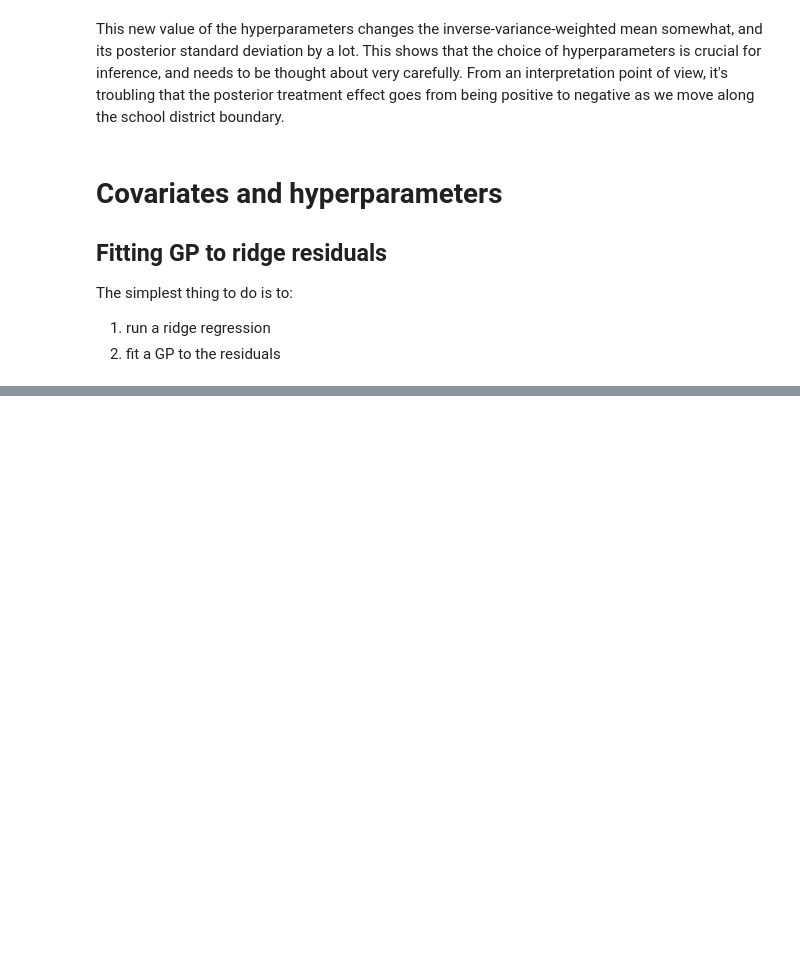
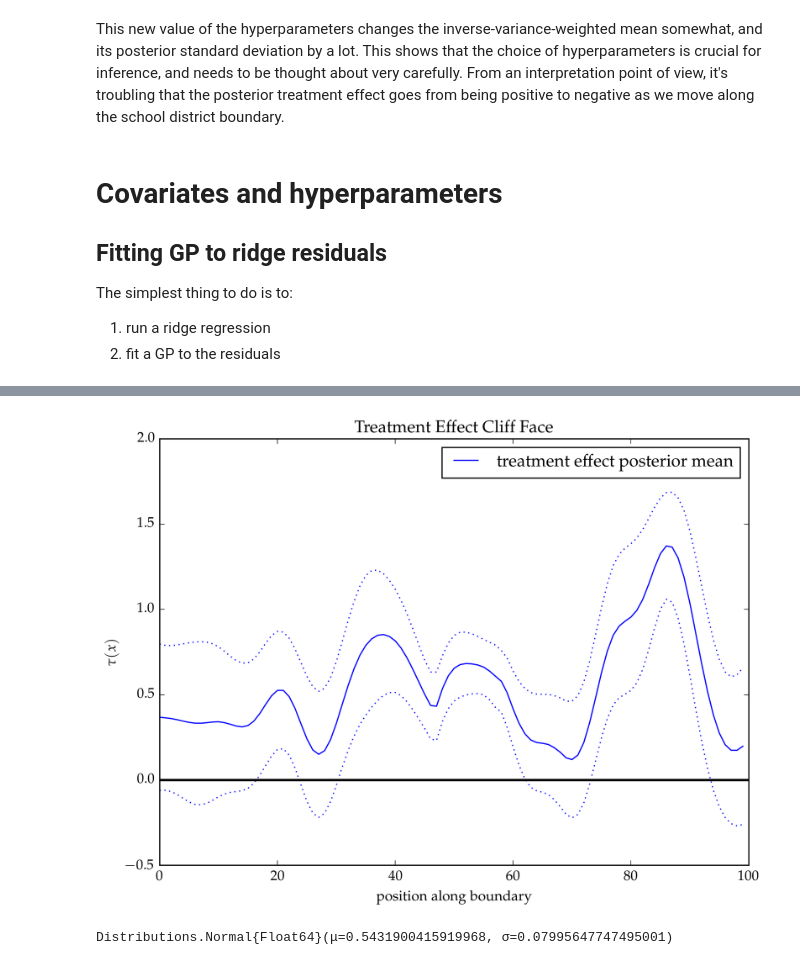
Before and after one commit to gwb/rdd-coverage, a Jupyter notebook: Maxime/Tucson_analysis.ipynb, the cells around one changed output, grey strips where cells are left out. Drawn from its saved outputs; the diff is of its cells as text; code cells hidden in the pictures; blank space fills up the shorter version.

```diff
--- a/Maxime/Tucson_analysis.ipynb
+++ b/Maxime/Tucson_analysis.ipynb
@@ -665,16 +760,14 @@ The simplest thing to do is to:
 2. fit a GP to the residuals
 # %%
 recent_ridge_GP_dict=Dict{UTF8String, GP}()
-σf = 0.2
-σy = 0.1
-L = 1000.0
-kern = SEIso(log(L), log(σf))
 for name in schdistrs
     X = recent_X_dict[name]
     Y = recent_ridge_resid_dict[name]
     if length(Y)==0
         continue
     end
-    fit = GP(X', Y, MeanConst(mean(Y)), kern, log(σy))
+    kern = recent_multiGP[1].k
+    logNoise = recent_multiGP[1].logNoise
+    fit = GP(X', Y, MeanConst(mean(Y)), kern, logNoise)
     recent_ridge_GP_dict[name] = fit
 end
@@ -680,0 +777,31 @@ end
+# %%
+pred_1 = GaussianProcesses.predict(recent_ridge_GP_dict[distr1], X◫; full_cov=true)
+pred_2 = GaussianProcesses.predict(recent_ridge_GP_dict[distr2], X◫; full_cov=true)
+;
+# %%
+μposterior = pred_1[1].-pred_2[1]
+Σposterior = pred_1[2]+pred_2[2]
+;
+# %%
+PyPlot.plt[:interactive](true)
+plt.title("Treatment Effect Cliff Face")
+PyPlot.plt[:interactive](false)
+plt.plot(μposterior, color="blue", label="treatment effect posterior mean")
+plt.plot(μposterior.+√diag(Σposterior), color="blue", linestyle=":")
+plt.plot(μposterior.-√diag(Σposterior), color="blue", linestyle=":")
+plt.axhline(y=0, color="black", linewidth=2)
+# plt.axhline(y=2, color="darkmagenta", label="truth")
+plt.ylabel(L"\tau(x)")
+plt.xlabel("position along boundary")
+plt.legend()
+PyPlot.plt[:interactive](true)
+;
+# %% [output]
+[figure, added]
+# %%
+denom_weighted = dot(ones(n◫),(Σposterior \ ones(n◫)))
+τhat_weighted = sum(Σposterior\μposterior) / denom_weighted
+Vτhat_weighted = 1/denom_weighted
+Normal(τhat_weighted, √Vτhat_weighted)
+# %% [output]
+Distributions.Normal{Float64}(μ=0.5431900415919968, σ=0.07995647747495001)
```
Also changed, not shown: parts of 38 cells of this notebook, 6 other files.
